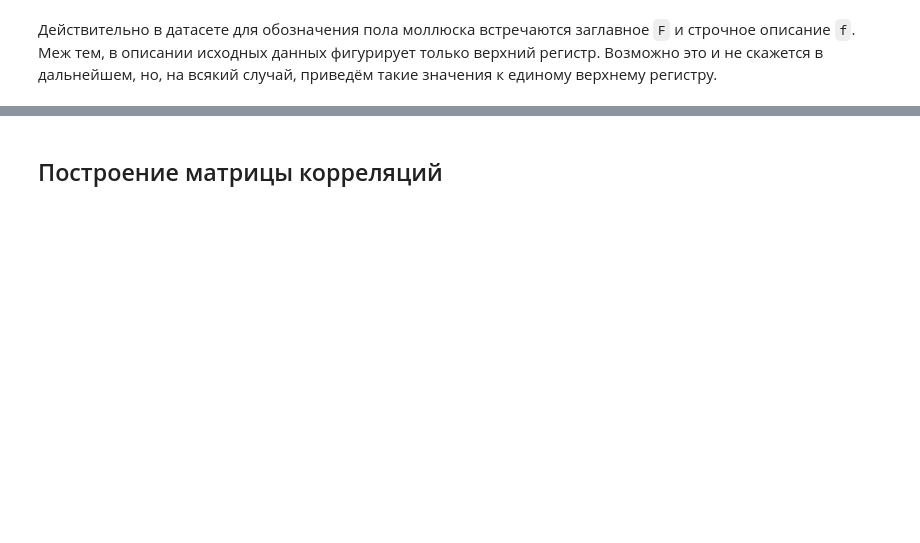
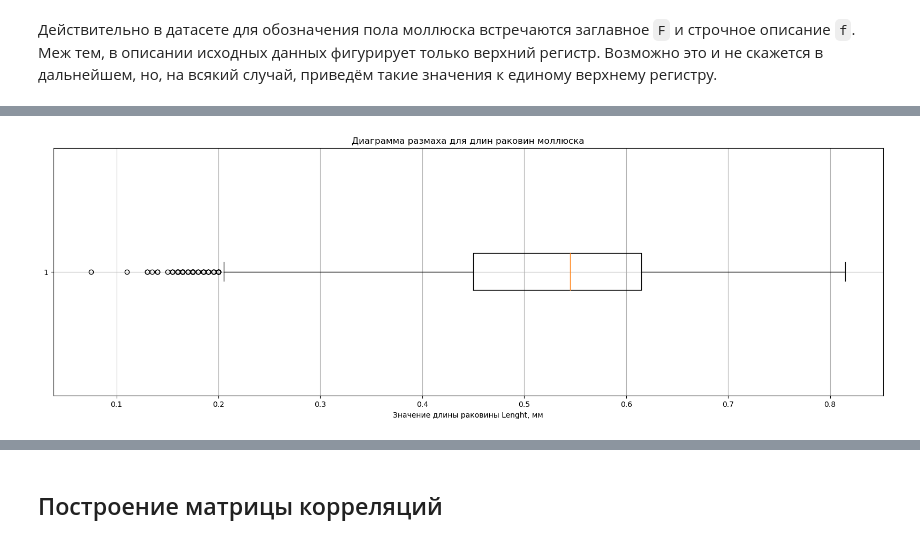
Before and after one commit to trofimovelijah/eda_177213, a Jupyter notebook: tiy_predict_age_abalone.ipynb, the cells around one changed output, grey strips where cells are left out. Drawn from its saved outputs; the diff is of its cells as text; code cells hidden in the pictures; blank space fills up the shorter version.

```diff
--- a/tiy_predict_age_abalone.ipynb
+++ b/tiy_predict_age_abalone.ipynb
@@ -174,0 +230,9 @@ Name: Sex, dtype: int64
+# %%
+plt.figure(figsize=(20, 6))
+plt.boxplot(data['length'], vert=False)
+plt.title('Диаграмма размаха для длин раковин моллюска')
+plt.xlabel('Значение длины раковины Lenght, мм')
+plt.grid(True)
+plt.show()
+# %% [output]
+[figure, added]
```
Also changed, not shown: parts of 77 cells of this notebook.
